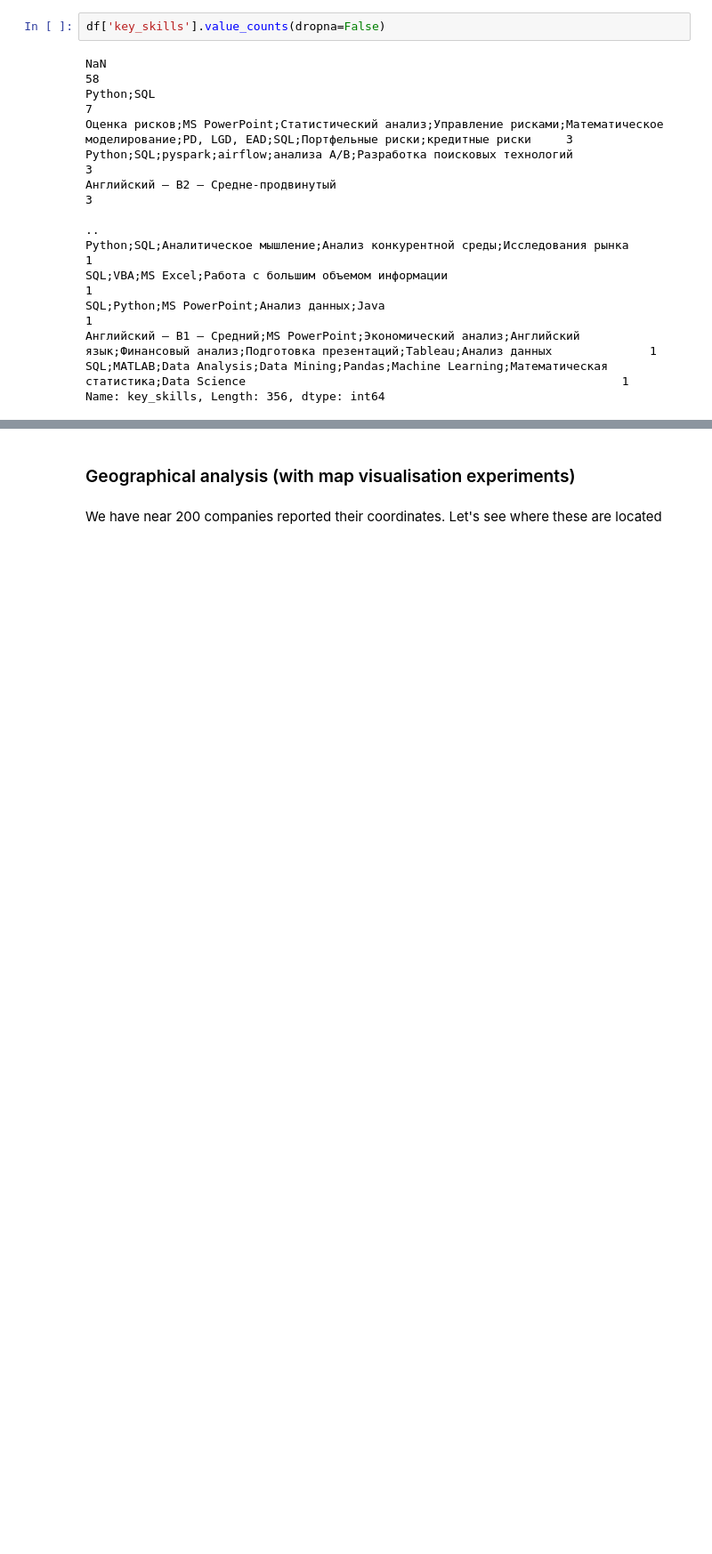
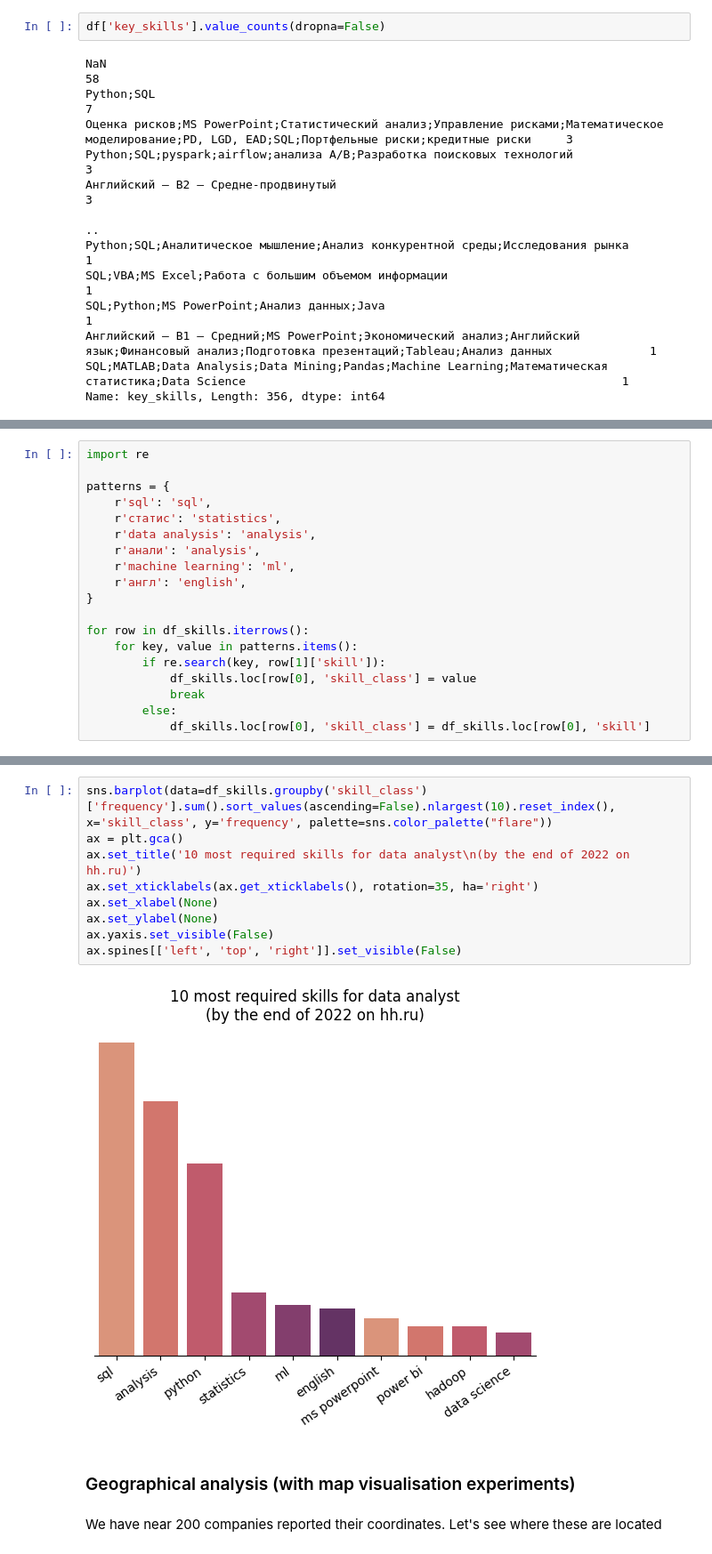
Before and after one commit to sharuhinda/vacancies_analysis, a Jupyter notebook: 03_vacancies_analysis.ipynb, the cells around one changed output, grey strips where cells are left out. Shown: that part at 89% size. Cells and saved outputs as stored; diff of their text form; blank space fills up the shorter version.

```diff
--- a/03_vacancies_analysis.ipynb
+++ b/03_vacancies_analysis.ipynb
@@ -282,0 +261,19 @@ df_timeline.info()
+# %%
+import re
+
+patterns = {
+    r'sql': 'sql',
+    r'статис': 'statistics',
+    r'data analysis': 'analysis',
+    r'анали': 'analysis',
+    r'machine learning': 'ml',
+    r'англ': 'english',
+}
+
+for row in df_skills.iterrows():
+    for key, value in patterns.items():
+        if re.search(key, row[1]['skill']):
+            df_skills.loc[row[0], 'skill_class'] = value
+            break
+        else:
+            df_skills.loc[row[0], 'skill_class'] = df_skills.loc[row[0], 'skill']
@@ -283,3 +294,14 @@ df_timeline.info()
+# %%
+sns.barplot(data=df_skills.groupby('skill_class')['frequency'].sum().sort_values(ascending=False).nlargest(10).reset_index(), x='skill_class', y='frequency', palette=sns.color_palette("flare"))
+ax = plt.gca()
+ax.set_title('10 most required skills for data analyst\n(by the end of 2022 on hh.ru)')
+ax.set_xticklabels(ax.get_xticklabels(), rotation=35, ha='right')
+ax.set_xlabel(None)
+ax.set_ylabel(None)
+ax.yaxis.set_visible(False)
+ax.spines[['left', 'top', 'right']].set_visible(False)
+# %% [output]
+[figure, added]
 # %% [markdown]
 ### Geographical analysis (with map visualisation experiments)<a class="anchor" id="map-visual"></a>
 # %% [markdown]
```
Also changed, not shown: parts of 27 cells of this notebook, 2 other files.
